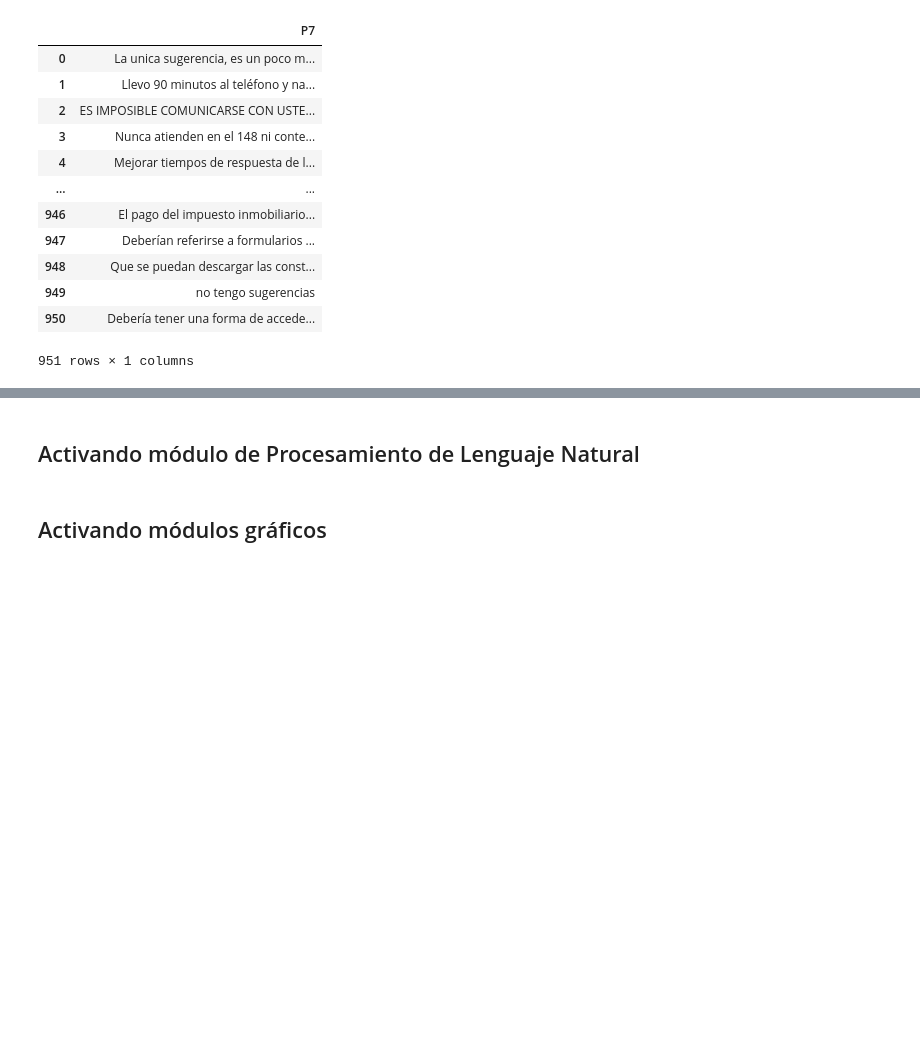
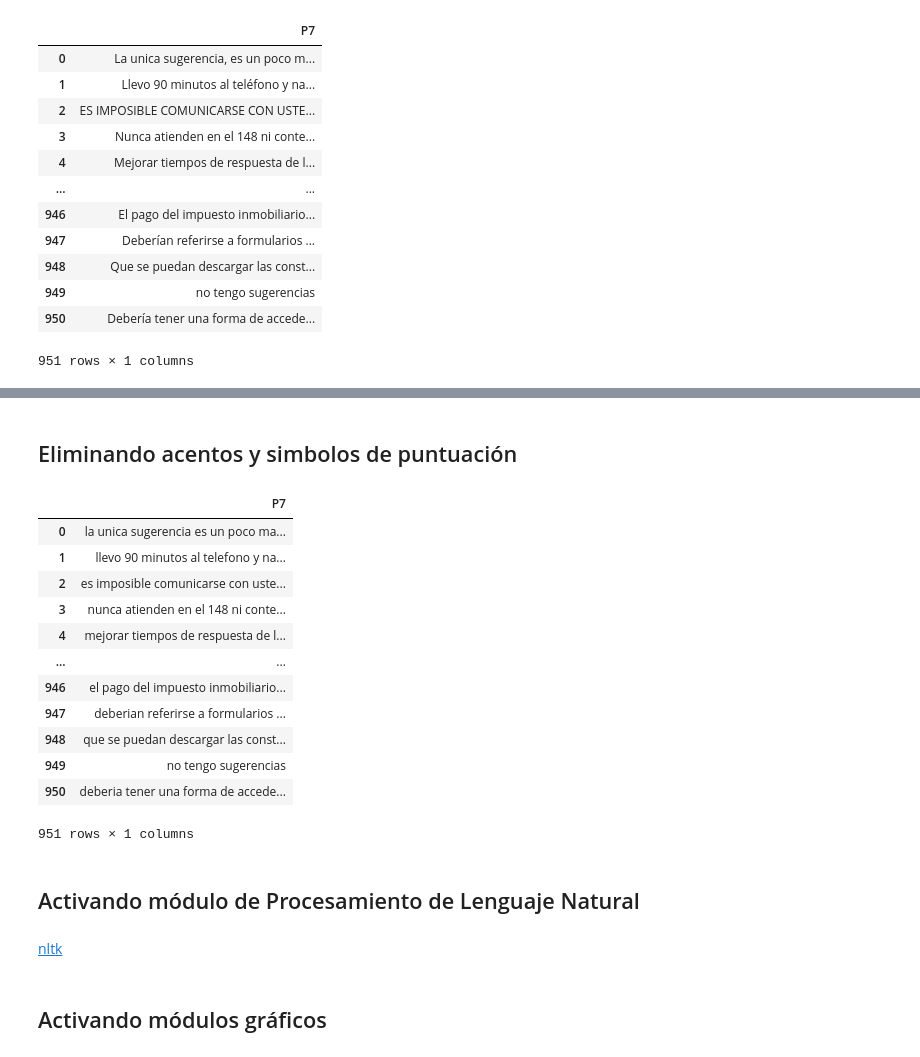
Before and after one commit to atmdatascience/python, a Jupyter notebook: colab/Analisis_v02.ipynb, the cells around one changed output, grey strips where cells are left out. Saved outputs shown, nothing was run; the diff lists cells and outputs as text; code cells hidden in the pictures; blank space fills up the shorter version.

```diff
--- a/colab/Analisis_v02.ipynb
+++ b/colab/Analisis_v02.ipynb
@@ -136,3 +155,30 @@ texto
+# %% [markdown]
+## Eliminando acentos y simbolos de puntuación
+# %%
+texto.P7 = texto.P7.astype(str).str.replace("á","a")
+texto.P7 = texto.P7.astype(str).str.replace("é","e")
+texto.P7 = texto.P7.astype(str).str.replace("í","i")
+texto.P7 = texto.P7.astype(str).str.replace("ó","o")
+texto.P7 = texto.P7.astype(str).str.replace("ú","u")
+texto.P7 = texto.P7.astype(str).str.replace("ü","u")
+texto.P7 = texto.P7.astype(str).str.replace(",","")
+texto.P7 = texto.P7.astype(str).str.replace(";","")
+texto.P7 = texto.P7.astype(str).str.replace(":","")
+texto
+# %% [output]
+|  | P7 |
+| 0 | la unica sugerencia es un poco ma... |
+| 1 | llevo 90 minutos al telefono y na... |
+| 2 | es imposible comunicarse con uste... |
+| 3 | nunca atienden en el 148 ni conte... |
+| 4 | mejorar tiempos de respuesta de l... |
+| ... | ... |
+| 946 | el pago del impuesto inmobiliario... |
+| 947 | deberian referirse a formularios ... |
+| 948 | que se puedan descargar las const... |
+| 949 | no tengo sugerencias |
+| 950 | deberia tener una forma de accede... |
+951 rows × 1 columns
 # %% [markdown]
 ## Activando módulo de Procesamiento de Lenguaje Natural
 # %%
@@ -140,6 +186,8 @@ import nltk
 from nltk.corpus import stopwords
 import wordcloud
 from wordcloud import WordCloud, STOPWORDS
+# %% [markdown]
+[nltk](https://www.nltk.org/)
 # %% [markdown]
 ## Activando módulos gráficos
 # %%
```
Also changed, not shown: parts of 5 cells of this notebook.
